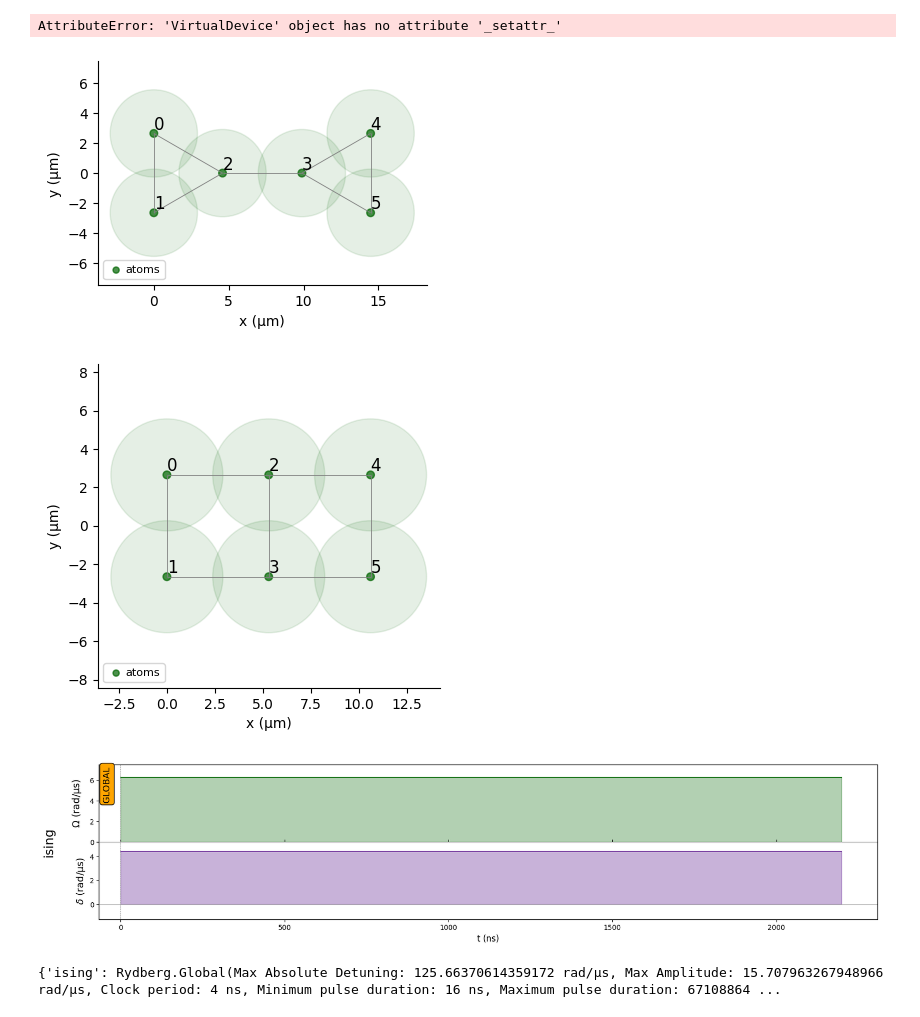
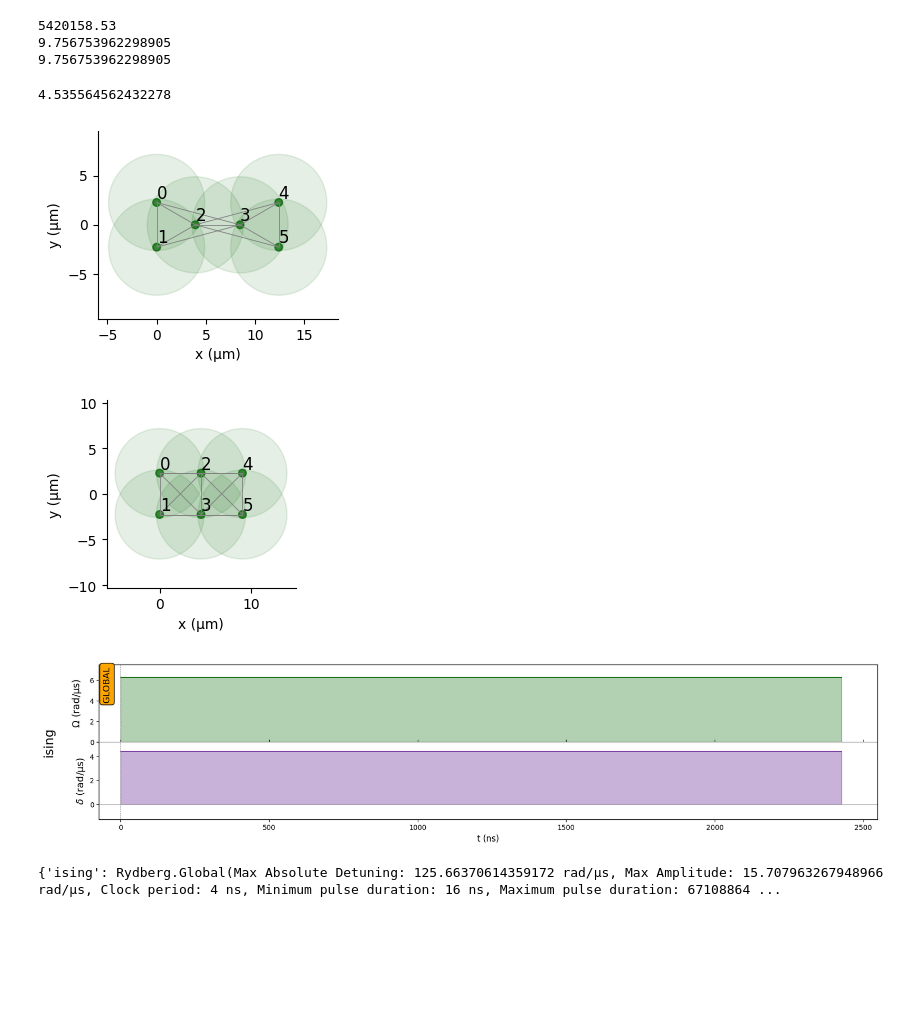
Before and after one commit to Sigma-Reply/CO2-Capture_QEK, a Jupyter notebook: playground.ipynb, the cells around one changed output. Cells and saved outputs as stored; diff of their text form; code cells hidden in the pictures; blank space fills up the shorter version.

```diff
--- a/playground.ipynb
+++ b/playground.ipynb
@@ -11,32 +13,40 @@ from pulser.devices import Chadoq2, MockDevice
 # %%
 # Parameters in rad/µs and ns
-Omega = 2 * np.pi
-U = 138
-#U = Omega / 0.073
+Omega = 1 *2*np.pi
+delta = 0.7*2*np.pi
+U = 138e5
 
-delta = 0.7 * 2*np.pi
+C6 = Chadoq2.interaction_coeff
+print(Chadoq2.interaction_coeff)
 
-#p = MockDevice._setattr_(interaction=3700)
+d = Chadoq2.rydberg_blockade_radius(Omega)
+print(d)
+print((C6/Omega)**(1/6))
 
-
-rb = Chadoq2.rydberg_blockade_radius(U)
-
-d = 5.3
+# print((U/Omega)**(1/6))
+# Omega = Omega/U*C6
+# delta = delta/U*C6
+# d = Chadoq2.rydberg_blockade_radius(Omega)
+# print(d)
 # %% [output]
-AttributeError: 'VirtualDevice' object has no attribute '_setattr_'
+5420158.53
+9.756753962298905
+9.756753962298905
 # %%
-
-G1 = [(0,d/2),(0,-d/2),(d*np.sqrt(3)/2,0),(d*np.sqrt(3)/2+d,0),(d*np.sqrt(3)+d,d/2),(d*np.sqrt(3)+d,-d/2)]
+rNN = 5.3 / (U/C6)**(1/6.)  # Scaling of position to match interaction coefficient
+print(rNN)
+G1 = [(0,rNN/2),(0,-rNN/2),(rNN*np.sqrt(3)/2,0),(rNN*np.sqrt(3)/2+rNN,0),(rNN*np.sqrt(3)+rNN,rNN/2),(rNN*np.sqrt(3)+rNN,-rNN/2)]
 
 qubits1 = dict(enumerate(G1))
 B1 = [0,1,4,5]
 C1 = [2,3]
 reg1 = Register(qubits1)
-reg1.draw(blockade_radius=rb, draw_half_radius=True, draw_graph=True)
+reg1.draw(blockade_radius=d, draw_half_radius=True, draw_graph=True)
 # %% [output]
+4.535564562432278
-[figure, old version]
+[figure, new version]
 # %%
-G2 = [(0,d/2),(0,-d/2),(d,d/2),(d,-d/2),(2*d,d/2),(2*d,-d/2)]
+G2 = [(0,rNN/2),(0,-rNN/2),(rNN,rNN/2),(rNN,-rNN/2),(2*rNN,rNN/2),(2*rNN,-rNN/2)]
 
 B2 = [0,1,4,5]
 C2 = [2,3]
@@ -44,7 +54,7 @@ C2 = [2,3]
 qubits2 = dict(enumerate(G2))
 reg2 = Register(qubits2)
 
-reg2.draw(blockade_radius=rb, draw_half_radius=True, draw_graph=True)
+reg2.draw(blockade_radius=d, draw_half_radius=True, draw_graph=True)
 # %% [output]
-[figure, old version]
+[figure, new version]
 # %%
@@ -53,4 +64,7 @@ t_pulses = [Pulse.ConstantPulse(int(t),Omega,delta,0) for t in 1000*np.linspace(
 # %%
+mydevice = pulser.devices.VirtualDevice('Mydevice', dimensions=2, rydberg_level=70)
+seq = Sequence(reg1, mydevice)
+
 seq = Sequence(reg1, Chadoq2)
 
 seq.declare_channel("ising", "rydberg_global")
@@ -60,7 +74,7 @@ seq.add(t_pulses[-4],"ising")
 #seq.measure(basis="ground-rydberg")
 seq.draw()
 # %% [output]
-[figure, old version]
+[figure, new version]
 # %%
 seq.declared_channels
 # %% [output]
```
Also changed, not shown: parts of 11 cells of this notebook.
